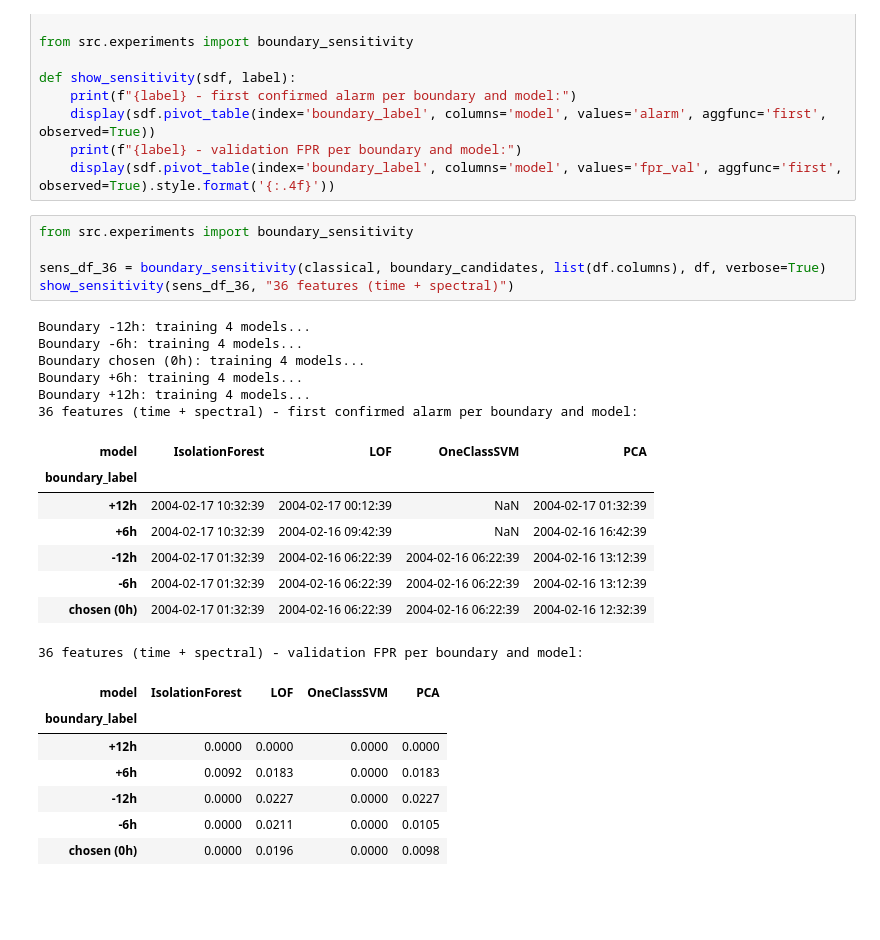
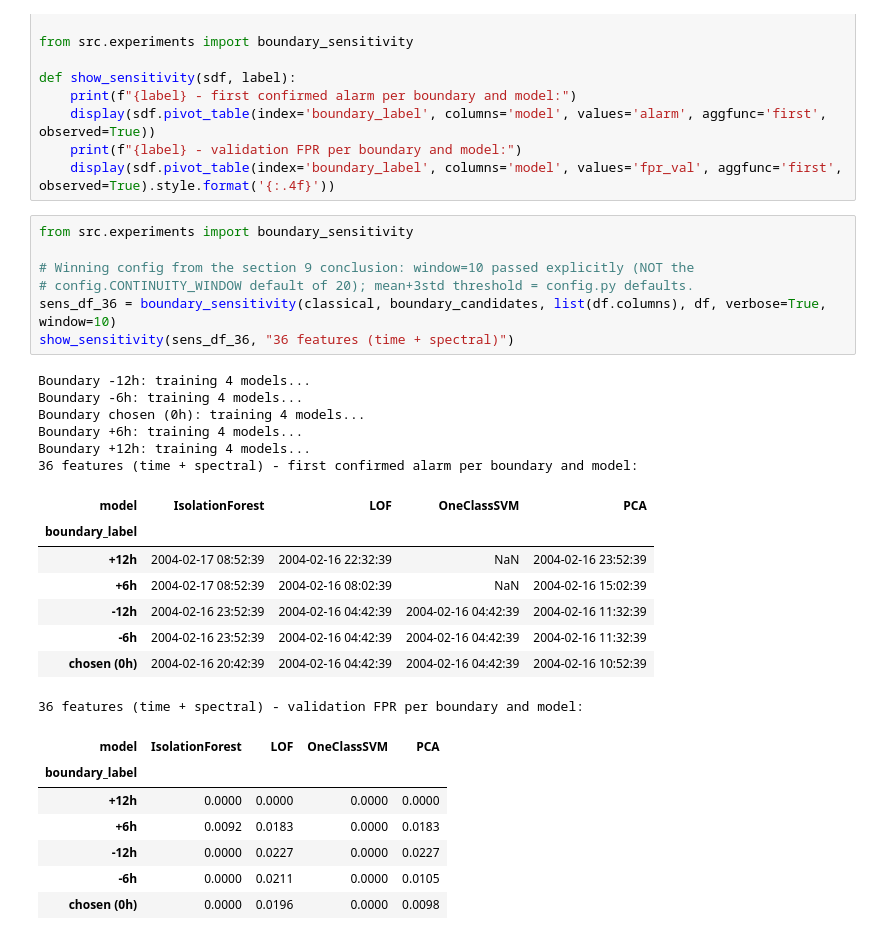
Before and after one commit to maidabiber/anomaly-detection-thesis, a Jupyter notebook: notebooks/analyze_2nd_test.ipynb, the cells around one changed output. Drawn from its saved outputs; the diff is of its cells as text; blank space fills up the shorter version.

```diff
--- a/notebooks/analyze_2nd_test.ipynb
+++ b/notebooks/analyze_2nd_test.ipynb
@@ -625,22 +652,24 @@ def show_sensitivity(sdf, label):
 # %%
 from src.experiments import boundary_sensitivity
 
-sens_df_36 = boundary_sensitivity(classical, boundary_candidates, list(df.columns), df, verbose=True)
+# Winning config from the section 9 conclusion: window=10 passed explicitly (NOT the
+# config.CONTINUITY_WINDOW default of 20); mean+3std threshold = config.py defaults.
+sens_df_36 = boundary_sensitivity(classical, boundary_candidates, list(df.columns), df, verbose=True, window=10)
 show_sensitivity(sens_df_36, "36 features (time + spectral)")
 # %% [output]
 Boundary -12h: training 4 models...
 Boundary -6h: training 4 models...
 Boundary chosen (0h): training 4 models...
 Boundary +6h: training 4 models...
 Boundary +12h: training 4 models...
 36 features (time + spectral) - first confirmed alarm per boundary and model:
 | model | IsolationForest | LOF | OneClassSVM | PCA |
 | boundary_label |  |  |  |  |
-| +12h | 2004-02-17 10:32:39 | 2004-02-17 00:12:39 | NaN | 2004-02-17 01:32:39 |
-| +6h | 2004-02-17 10:32:39 | 2004-02-16 09:42:39 | NaN | 2004-02-16 16:42:39 |
-| -12h | 2004-02-17 01:32:39 | 2004-02-16 06:22:39 | 2004-02-16 06:22:39 | 2004-02-16 13:12:39 |
-| -6h | 2004-02-17 01:32:39 | 2004-02-16 06:22:39 | 2004-02-16 06:22:39 | 2004-02-16 13:12:39 |
-| chosen (0h) | 2004-02-17 01:32:39 | 2004-02-16 06:22:39 | 2004-02-16 06:22:39 | 2004-02-16 12:32:39 |
+| +12h | 2004-02-17 08:52:39 | 2004-02-16 22:32:39 | NaN | 2004-02-16 23:52:39 |
+| +6h | 2004-02-17 08:52:39 | 2004-02-16 08:02:39 | NaN | 2004-02-16 15:02:39 |
+| -12h | 2004-02-16 23:52:39 | 2004-02-16 04:42:39 | 2004-02-16 04:42:39 | 2004-02-16 11:32:39 |
+| -6h | 2004-02-16 23:52:39 | 2004-02-16 04:42:39 | 2004-02-16 04:42:39 | 2004-02-16 11:32:39 |
+| chosen (0h) | 2004-02-16 20:42:39 | 2004-02-16 04:42:39 | 2004-02-16 04:42:39 | 2004-02-16 10:52:39 |
 36 features (time + spectral) - validation FPR per boundary and model:
 | model | IsolationForest | LOF | OneClassSVM | PCA |
 | boundary_label |  |  |  |  |
```
Also changed, not shown: parts of 86 cells of this notebook, 2 other files.
